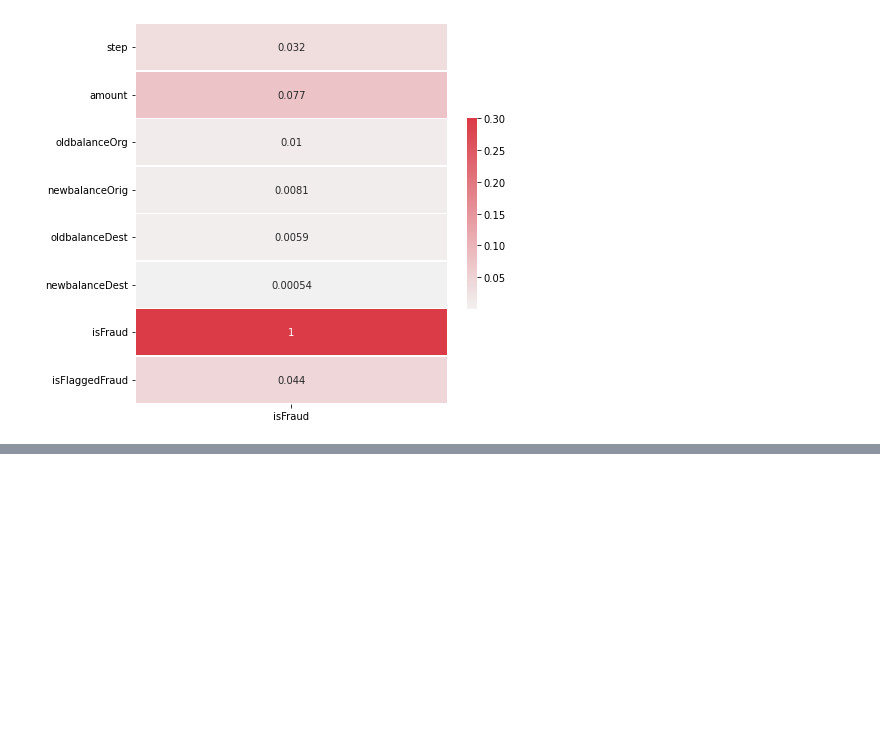
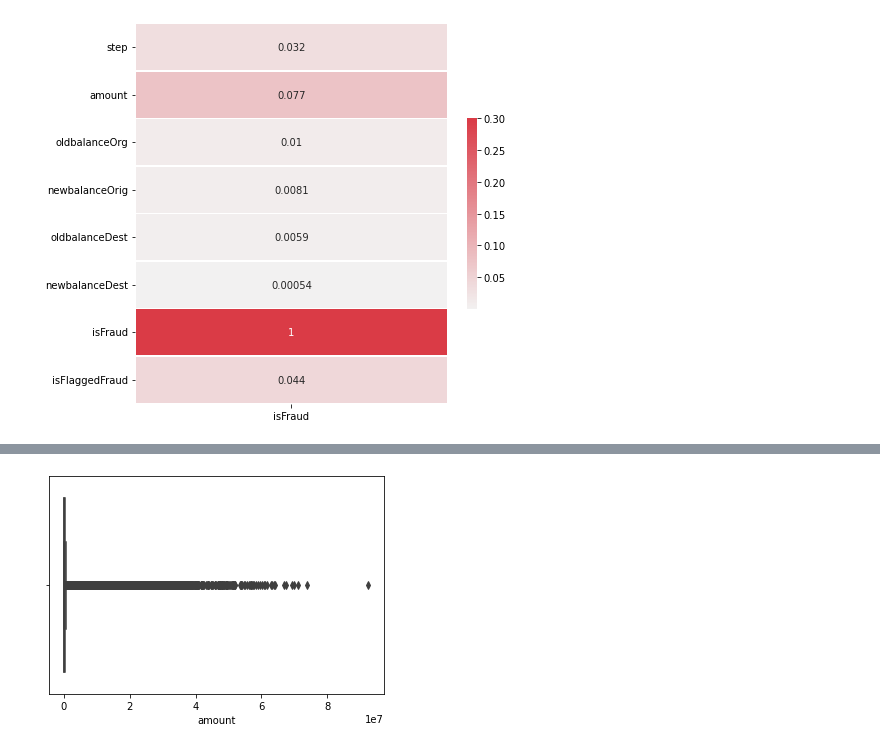
Before and after one commit to Srijan0519/All-Projects, a Jupyter notebook: Fraud Prediction using Classification Model/fraud.ipynb, the cells around one changed output, grey strips where cells are left out. Drawn from its saved outputs; the diff is of its cells as text; code cells hidden in the pictures; blank space fills up the shorter version.

```diff
--- a/Fraud Prediction using Classification Model/fraud.ipynb
+++ b/Fraud Prediction using Classification Model/fraud.ipynb
@@ -262,0 +254,7 @@ list(clusters).count(-1)
+# %%
+#Visually observing the outliers by plotting boxplot.
+warnings.filterwarnings('ignore')
+sns.boxplot(df['amount'])
+plt.show()
+# %% [output]
+[figure, added]
```
Also changed, not shown: parts of 26 cells of this notebook.
